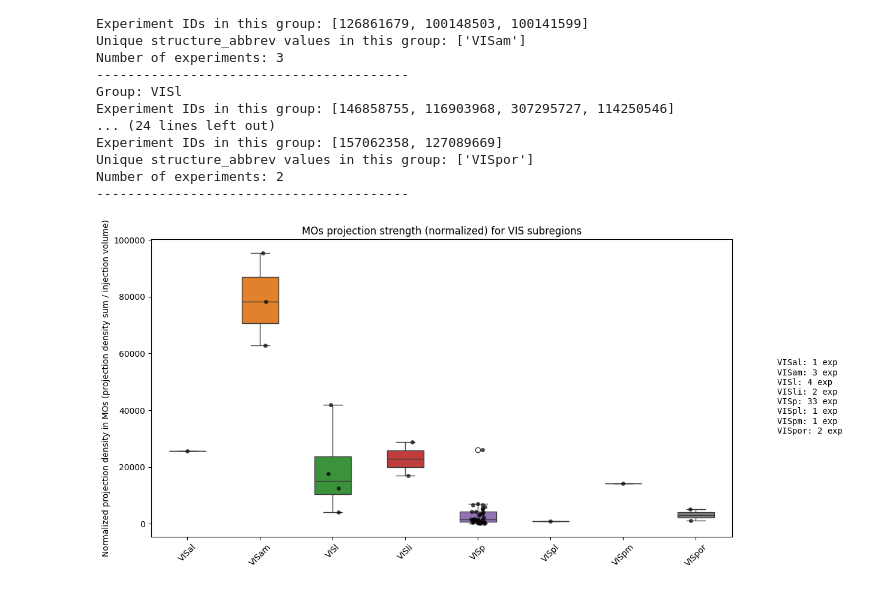
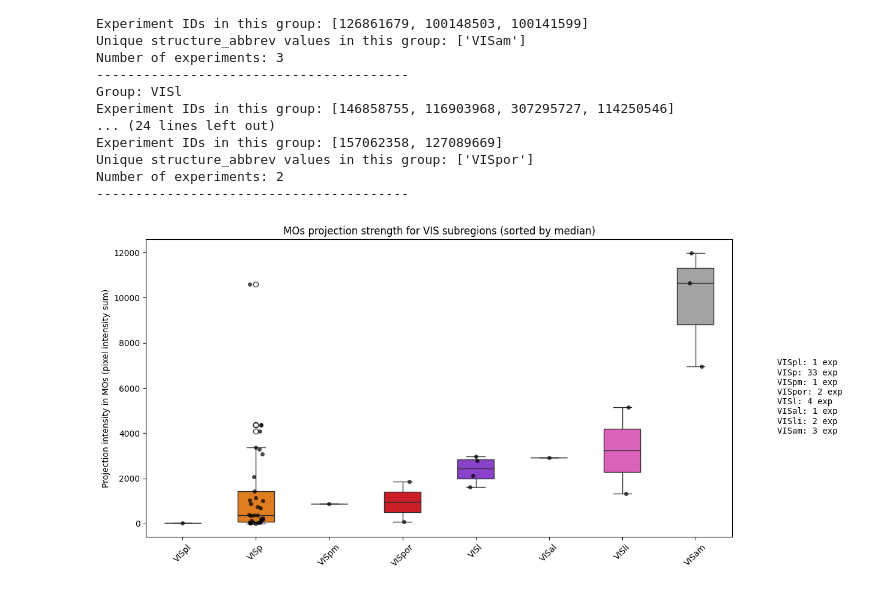
Before and after one commit to NicoleMancin/AllenSDK_scripts, a Jupyter notebook: Francesca_pics.ipynb, the cells around one changed output. Cells and saved outputs as stored; diff of their text form; code cells hidden in the pictures.

```diff
--- a/Francesca_pics.ipynb
+++ b/Francesca_pics.ipynb
@@ -662,45 +716,51 @@ group_counts = {}
 # Loop through VIS groups
 for name, group in vis_groups:
     group_values = []
 
     for _, row in group.iterrows():
         exp_id = row['id']
         inj_vol = row['injection_volume']
 
         # Load projection density for this experiment
         pr_map, _ = mcc.get_projection_density(exp_id)
 
         # Sum projection density values inside MOs safely
         summed_proj = np.nansum(pr_map * (MOs_mask > 0))
 
         # Normalize by injection volume
-        norm_proj = summed_proj / inj_vol if inj_vol > 0 else np.nan
-        group_values.append(norm_proj)
+        #norm_proj = summed_proj / inj_vol if inj_vol > 0 else np.nan
+        group_values.append(summed_proj)
 
     # Store results for this group
     group_results[name] = group_values
     group_counts[name] = len(group)  # store number of experiments
 
 # ------------------------------
 # 📊 Plot boxplots
 # ------------------------------
+# Compute medians for each group
+group_medians = {name: np.nanmedian(vals) for name, vals in group_results.items()}
+
+# Sort area names by median value (ascending)
+ordered_vis = sorted(group_medians, key=group_medians.get)
+
+# Filter and order data
+ordered_data = [group_results[name] for name in ordered_vis if name in group_results]
+
 plt.figure(figsize=(12, 6))
-sns.boxplot(data=[vals for vals in group_results.values()],
-            orient="v", width=0.5)
-sns.stripplot(data=[vals for vals in group_results.values()],
-              orient="v", jitter=True, color="black", alpha=0.7)
+sns.boxplot(data=ordered_data, orient="v", width=0.5, palette="bright")
+sns.stripplot(data=ordered_data, orient="v", jitter=True, color="black", alpha=0.7)
 
-plt.xticks(range(len(group_results)), group_results.keys(), rotation=45)
-plt.ylabel("Normalized projection density in MOs (projection density sum / injection volume)")
-plt.title("MOs projection strength (normalized) for VIS subregions")
+plt.xticks(range(len(ordered_vis)), ordered_vis, rotation=45)
+plt.ylabel("Projection intensity in MOs (pixel intensity sum)")
+plt.title("MOs projection strength for VIS subregions (sorted by median)")
 
-# ------------------------------
-# 📋 Add legend with counts
-# ------------------------------
-legend_text = "\n".join([f"{name}: {count} exp" for name, count in group_counts.items()])
+# Legend with counts (ordered)
+legend_text = "\n".join([f"{name}: {group_counts.get(name, 0)} exp" for name in ordered_vis])
 plt.gcf().text(0.95, 0.5, legend_text, va='center', ha='left', fontsize=10, family="monospace")
 
-plt.tight_layout(rect=[0, 0, 0.9, 1])  # leave space for legend
+plt.tight_layout(rect=[0, 0, 0.9, 1])
+plt.savefig('VIS_MOs_ProjectionStrength_sorted.svg', format='svg')
 plt.show()
 # %% [output]
-[figure, old version]
+[figure, new version]
```
Also changed, not shown: parts of 10 cells of this notebook.
